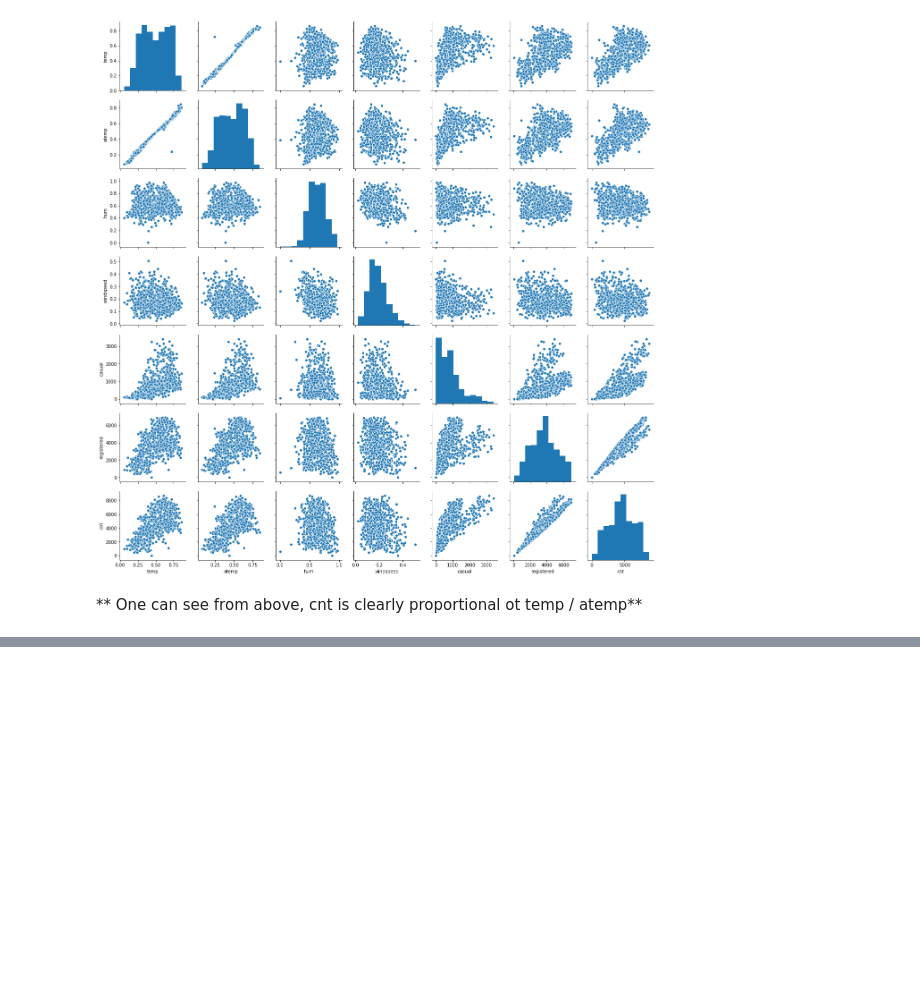
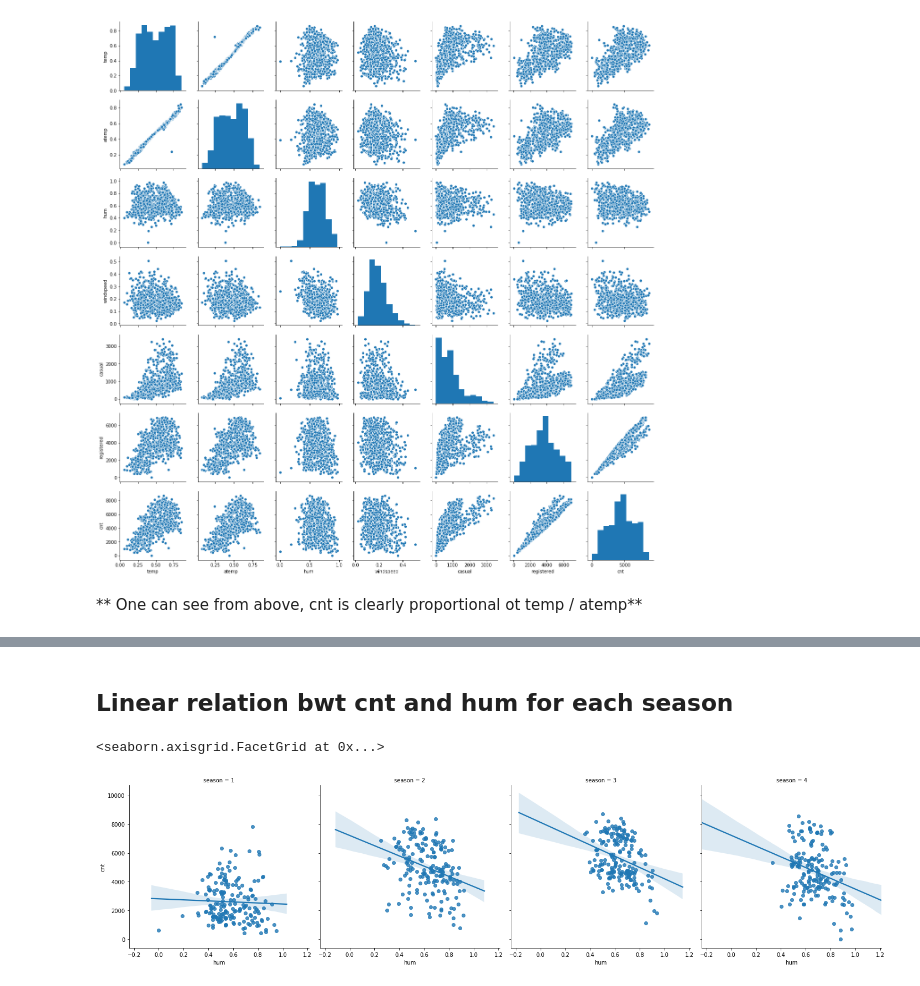
Before and after one commit to benjaminmaccini/solar_prediction_drp, a Jupyter notebook: bike_data_EDA_YU.ipynb, the cells around one changed output, grey strips where cells are left out. Cells and saved outputs as stored; diff of their text form; code cells hidden in the pictures; blank space fills up the shorter version.

```diff
--- a/bike_data_EDA_YU.ipynb
+++ b/bike_data_EDA_YU.ipynb
@@ -99,0 +107,7 @@ sns.pairplot(df_day[num_features])
+# %% [markdown]
+## Linear relation bwt cnt and hum for each season
+# %%
+sns.lmplot(data = df_day, col = 'season', x = 'hum', y = 'cnt')
+# %% [output]
+<seaborn.axisgrid.FacetGrid at 0x...>
+[figure, added]
```
Also changed, not shown: parts of 2 cells of this notebook, 2 other files.
